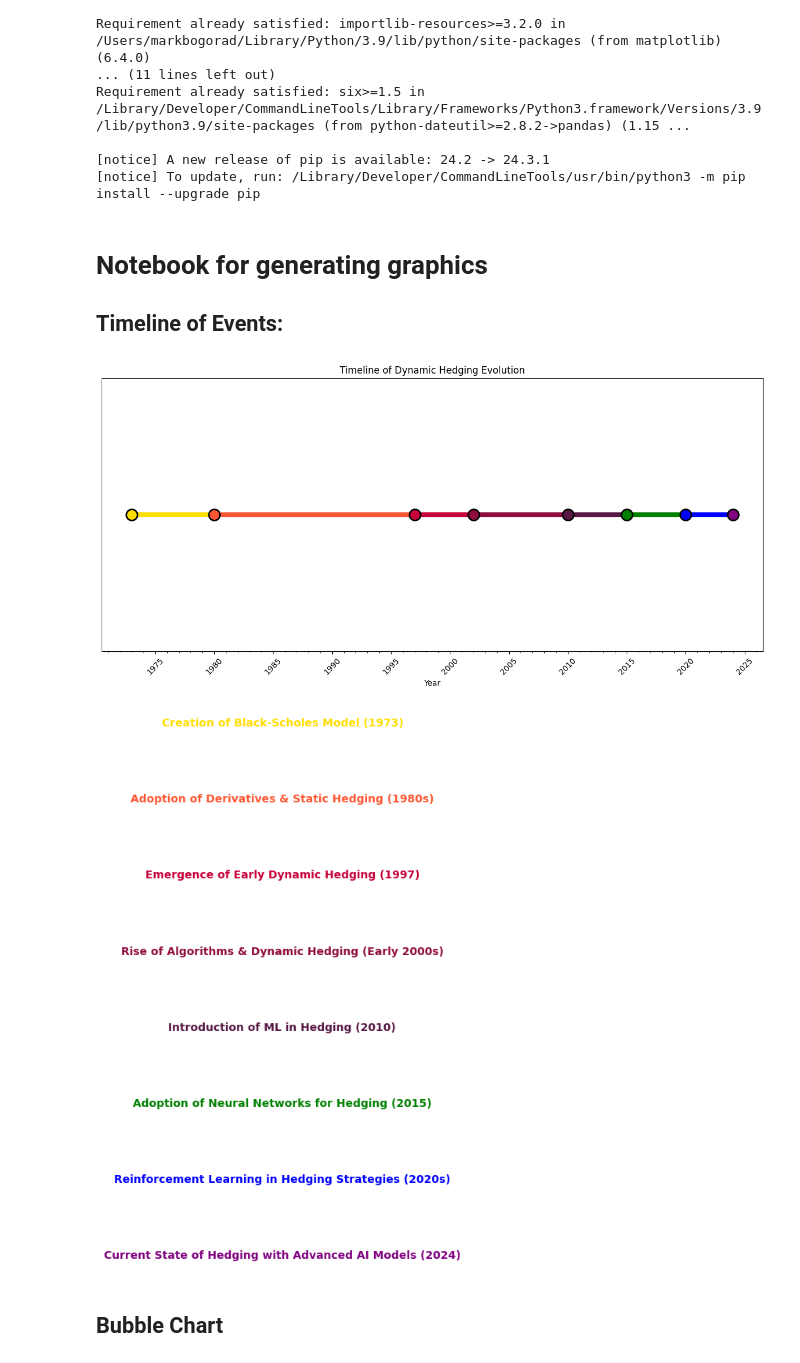
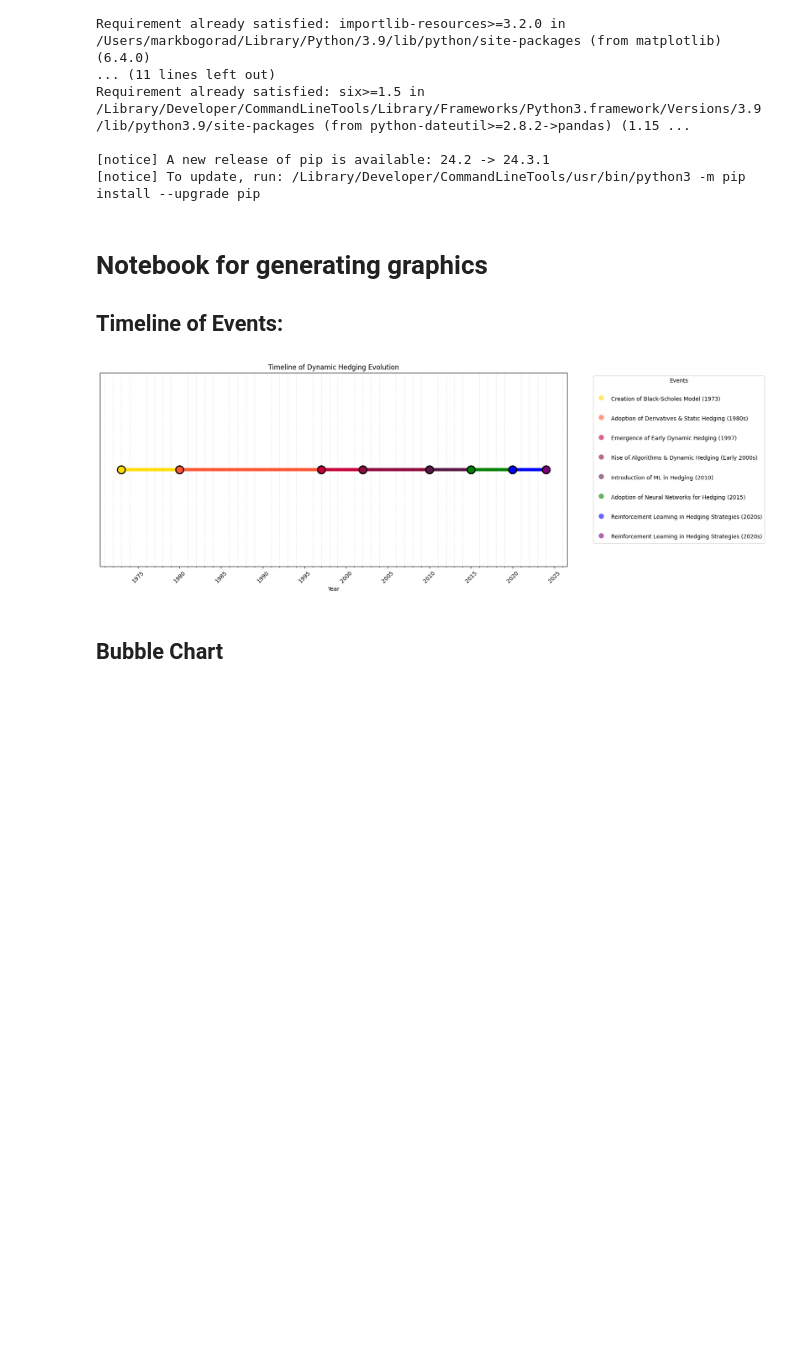
Before and after one commit to Thomas101Shen/Dynamic_hedging, a Jupyter notebook: graphics.ipynb, the cells around one changed output. Cells and saved outputs as stored; diff of their text form; code cells hidden in the pictures; blank space fills up the shorter version.

Commit message:
Adjusted legend for timeline and added Matts bubble code

```diff
--- a/graphics.ipynb
+++ b/graphics.ipynb
@@ -28,8 +24,6 @@ import pandas as pd
 
 ## Timeline of Events:
 # %%
-# Adjusting the timeline chart and legend separately with updated event labels and timeline extending until 2024
-
 # Updated timeline data including events up to 2024
 timeline_data = {
     'Event': [
@@ -52,68 +46,56 @@ timeline_data = {
     ]
 }
 
-# Extend timeline to 2024
+# Extend timeline to 2024 with reinforcement learning as the latest topic
 timeline_data['Date'].append(pd.to_datetime("2024-01-01"))
-timeline_data['Event'].append("Current State of Hedging with Advanced AI Models (2024)")
+timeline_data['Event'].append("Reinforcement Learning in Hedging Strategies (2020s)")
 timeline_df = pd.DataFrame(timeline_data)
 
 # Create the timeline plot
 fig, ax = plt.subplots(figsize=(12, 6))
 
-# Colors for the events
+# Ensure that the number of colors matches the number of events
 colors = ['#FFDD00', '#FF5733', '#C70039', '#900C3F', '#581845', '#008000', '#0000FF', '#800080']
 
 # Adding the colored markers on the timeline
 for i, row in timeline_df.iterrows():
     ax.scatter([row['Date']], [1], color=colors[i], s=200, zorder=5, edgecolors="black", linewidth=2)
 
 # Add colored lines connecting the points along the timeline
 for i in range(len(timeline_df) - 1):
     ax.plot([timeline_df['Date'][i], timeline_df['Date'][i + 1]],
             [1, 1], color=colors[i], lw=6, solid_capstyle='round')
 
 # Formatting the plot
 ax.set_yticks([])
 ax.set_xlabel('Year')
 ax.set_title('Timeline of Dynamic Hedging Evolution')
 
 # Formatting x-axis to display years properly
 ax.xaxis.set_major_locator(mdates.YearLocator(5))
 ax.xaxis.set_major_formatter(mdates.DateFormatter('%Y'))
 ax.xaxis.set_minor_locator(mdates.YearLocator(1))
 plt.xticks(rotation=45)
 
 # Adjust the layout for better presentation
 plt.tight_layout()
 
+# Legend handles
+legend_handles = [
+    Line2D([0], [0], marker='o', color='w', alpha=0.6, label=event, markerfacecolor=color, markersize=10)
+    for event, color in zip(timeline_df['Event'], colors)
+]
+
+# Add legend with more white space between the labels and markers
+plt.legend(handles=legend_handles, title='Events', loc='upper left', bbox_to_anchor=(1.05, 1),
+           handleheight=2, labelspacing=2)
+
+plt.grid(alpha=0.3, which='both', linestyle='--')
+plt.grid(axis='x', visible=False)
+
 # Show the timeline plot
 plt.show()
-
-# Now creating the legend with color-coded event labels outside the timeline
-fig2, ax2 = plt.subplots(figsize=(2, 6))
-
-# Stacking the event labels vertically with corresponding colors
-for i, label in enumerate(timeline_df['Event']):
-    ax2.text(0.5, 1 - i * 0.18, label, horizontalalignment='center', fontsize=10, fontweight='bold', color=colors[i])
-
-# Remove ticks and labels from y-axis and x-axis
-ax2.set_yticks([])
-ax2.set_xticks([])
-
-# Remove the plot frame and any surrounding lines
-ax2.spines['top'].set_visible(False)
-ax2.spines['right'].set_visible(False)
-ax2.spines['left'].set_visible(False)
-ax2.spines['bottom'].set_visible(False)
-
-# Adjust layout for better spacing
-plt.subplots_adjust(left=0.2, right=0.8, top=0.95, bottom=0.05)
-
-# Show the legend plot
-plt.tight_layout()
-plt.show()
 # %% [output]
-[figure, old version]
+[figure, new version]
-[figure, removed]
 # %% [markdown]
 ## Bubble Chart
```
Also changed, not shown: parts of 3 cells of this notebook.
